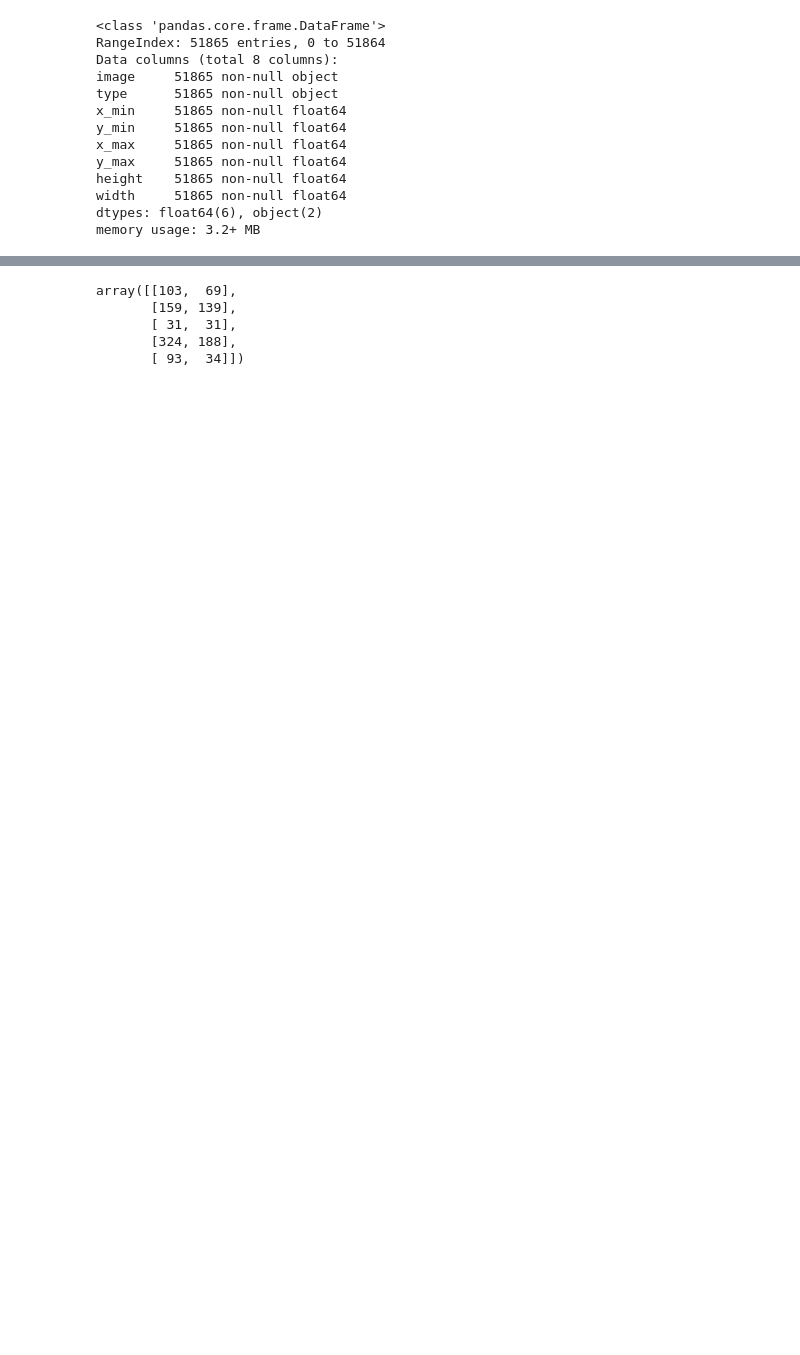
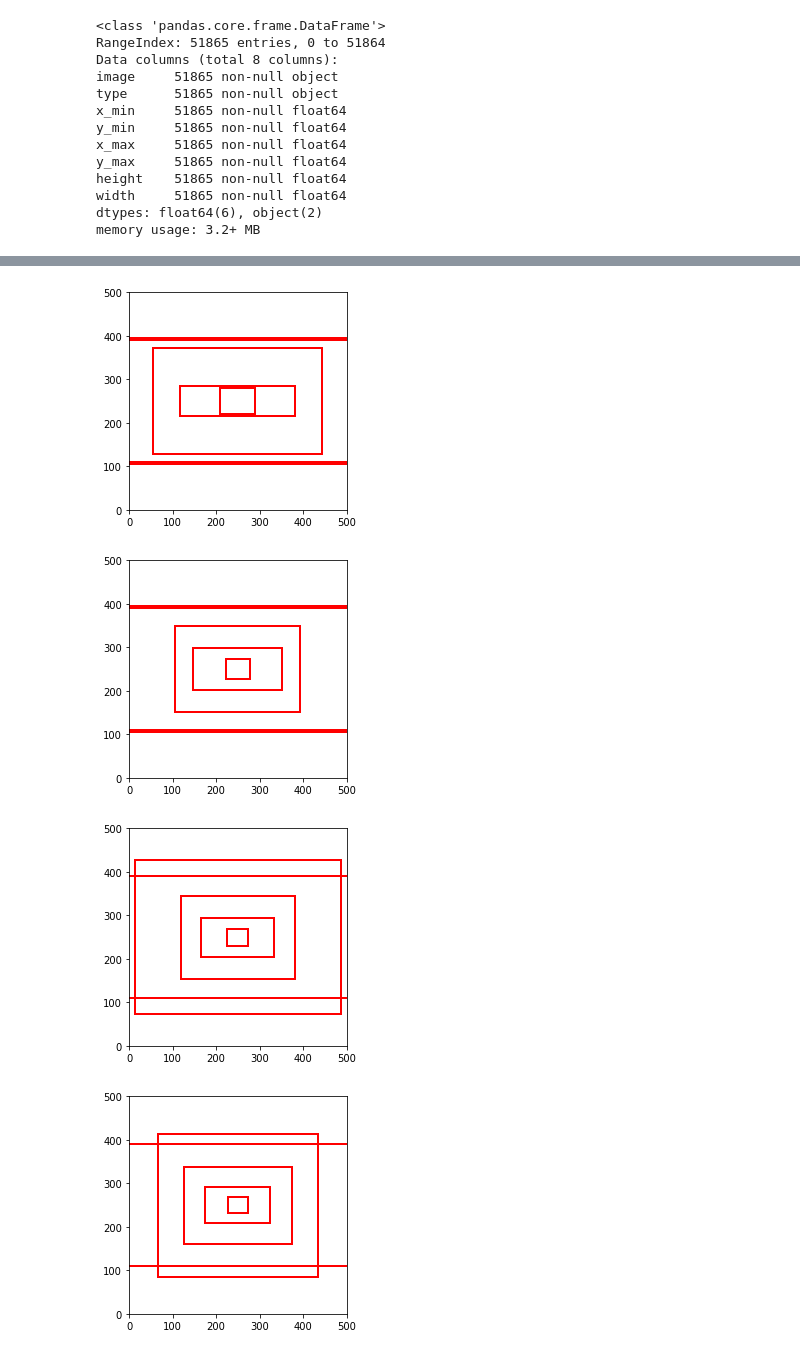
Before and after one commit to Marcelo5444/Yolov3, a Jupyter notebook: Anchor_setup.ipynb, the cells around one changed output, grey strips where cells are left out. Drawn from its saved outputs; the diff is of its cells as text; code cells hidden in the pictures; blank space fills up the shorter version.

```diff
--- a/Anchor_setup.ipynb
+++ b/Anchor_setup.ipynb
@@ -49,8 +57,9 @@ anchors = kmeans_anchors(data,iterations=40,num_anchors=10)
-# %%
-anchors
-# %% [output]
-array([[103,  69],
-       [159, 139],
-       [ 31,  31],
-       [324, 188],
-       [ 93,  34]])
+# %%
+from kmeans_Anchors import *
+anchors = kmeans_anchors(data,iterations=10,num_anchors=5)
+#display_bounding_boxes_with_anchors(df,anchors,path_to_labels="C:\\Users\\M.SANCHEZORTEGA\\Documents\\Python Scripts\\Yolov3-master\\data\\training\\label_2",path_to_images="C:\\Users\\M.SANCHEZORTEGA\\Documents\\Python Scripts\\Yolov3-master\\data\\training\\image_2")
+# %% [output]
+[figure, added]
+[figure, added]
+[figure, added]
+[figure, added]
```
Also changed, not shown: parts of 9 cells of this notebook, 2 other files.
